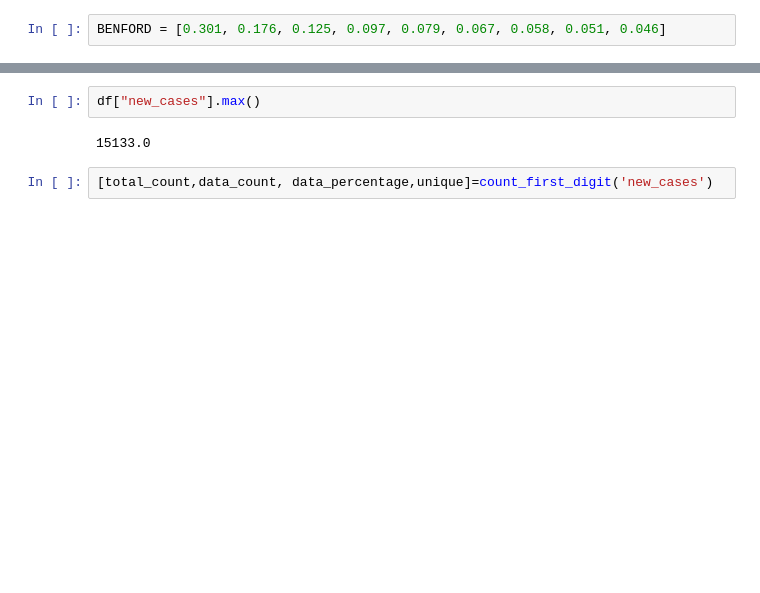
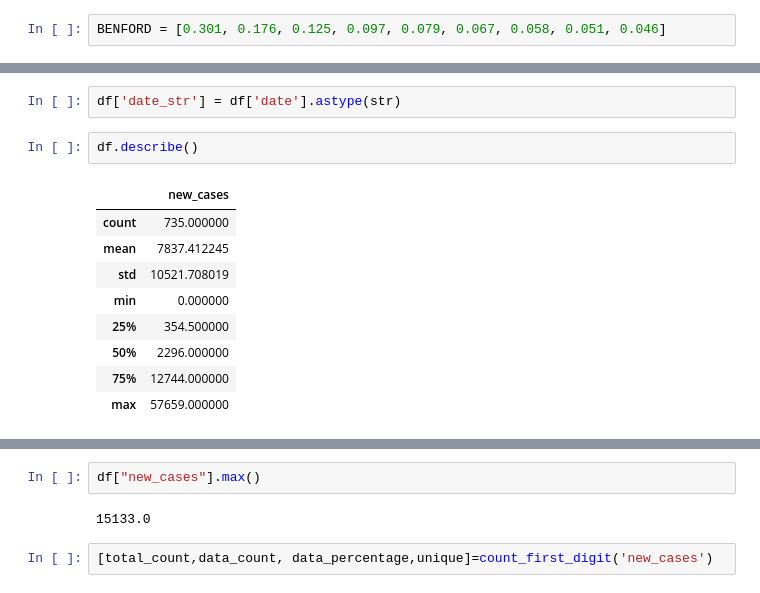
Before and after one commit to antoniperuzynski/BenfordsLaw, a Jupyter notebook: Benford_Law.ipynb, the cells around one changed output, grey strips where cells are left out. Cells and saved outputs as stored; diff of their text form; blank space fills up the shorter version.

```diff
--- a/Benford_Law.ipynb
+++ b/Benford_Law.ipynb
@@ -263,0 +266,14 @@ Name: new_cases, Length: 777, dtype: float64
+# %%
+df['date_str'] = df['date'].astype(str)
+# %%
+df.describe()
+# %% [output]
+|  | new_cases |
+| count | 735.000000 |
+| mean | 7837.412245 |
+| std | 10521.708019 |
+| min | 0.000000 |
+| 25% | 354.500000 |
+| 50% | 2296.000000 |
+| 75% | 12744.000000 |
+| max | 57659.000000 |
```
Also changed, not shown: parts of 13 cells of this notebook.
